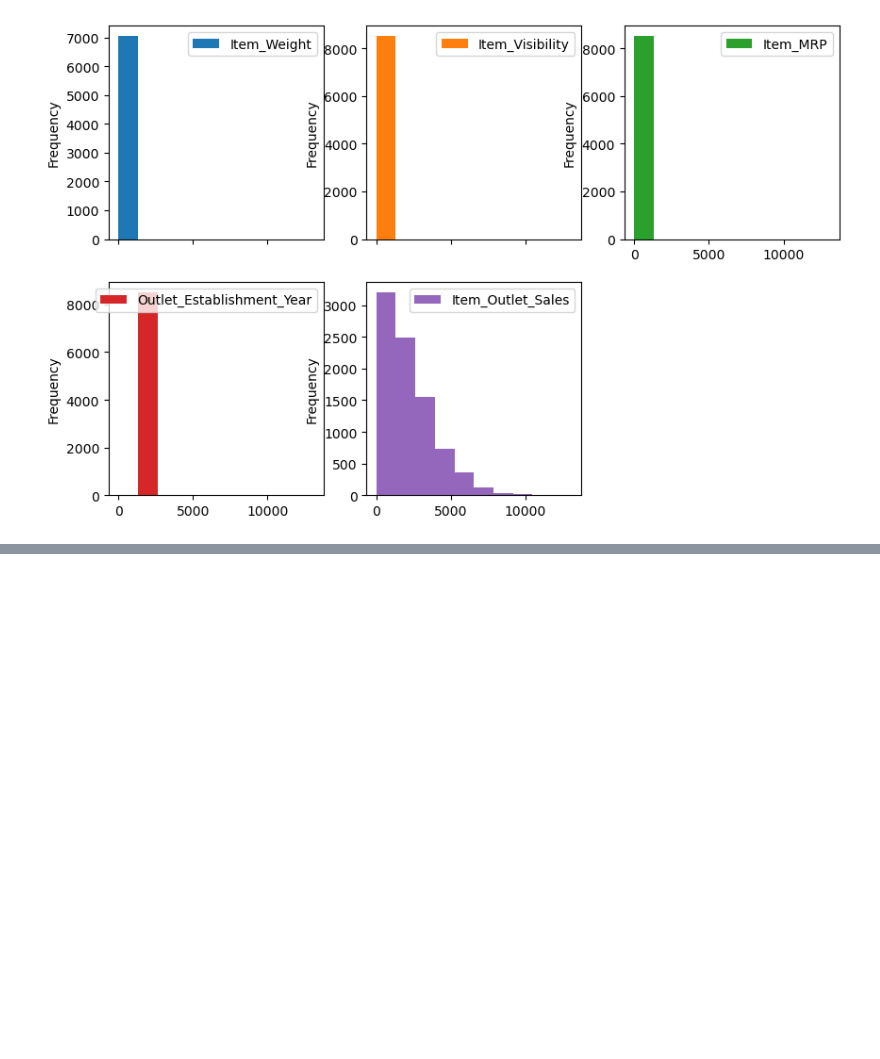
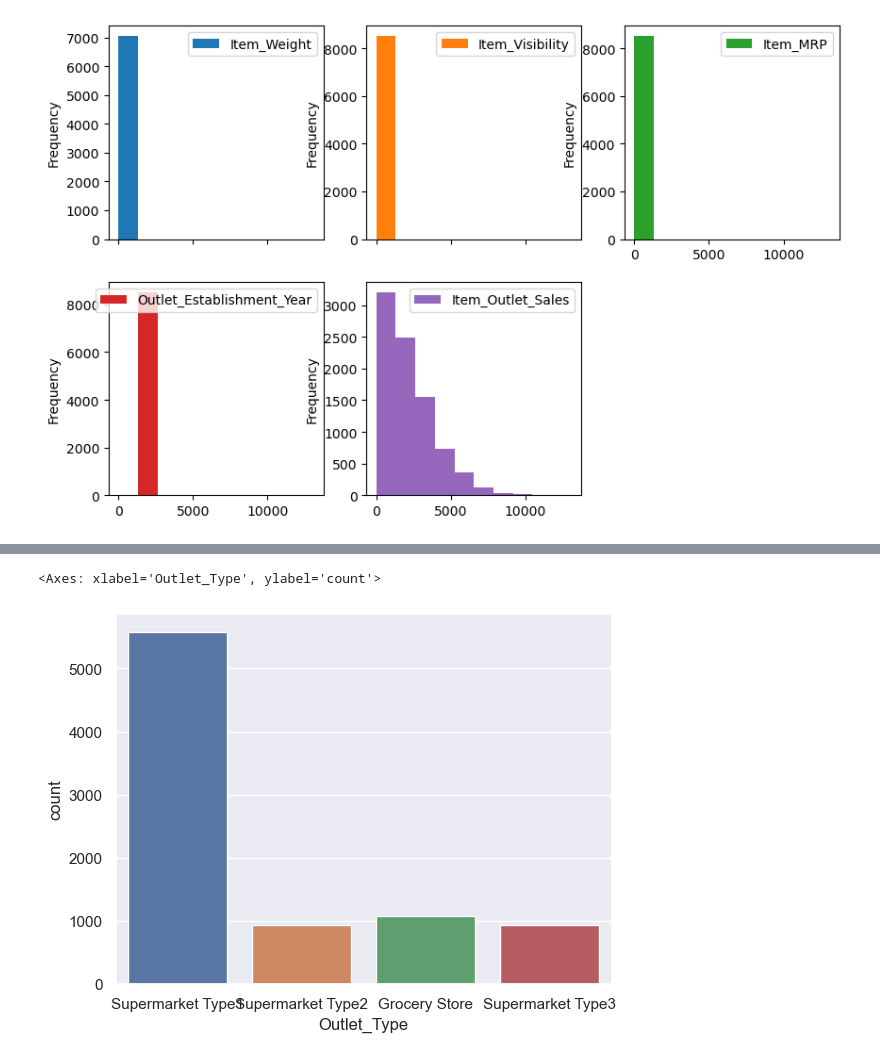
Before and after one commit to mageshyt/Machine-Learning-2023, a Jupyter notebook: projects/Store Sales.ipynb, the cells around one changed output, grey strips where cells are left out. Saved outputs shown, nothing was run; the diff lists cells and outputs as text; code cells hidden in the pictures; blank space fills up the shorter version.

```diff
--- a/projects/Store Sales.ipynb
+++ b/projects/Store Sales.ipynb
@@ -83,0 +219,7 @@ array([[<Axes: ylabel='Frequency'>, <Axes: ylabel='Frequency'>,
+# %%
+# from the above plot we can see that most of the outlets were established in 1985
+
+sns.countplot(x='Outlet_Type',data=df)
+# %% [output]
+<Axes: xlabel='Outlet_Type', ylabel='count'>
+[figure, added]
```
Also changed, not shown: parts of 19 cells of this notebook.
